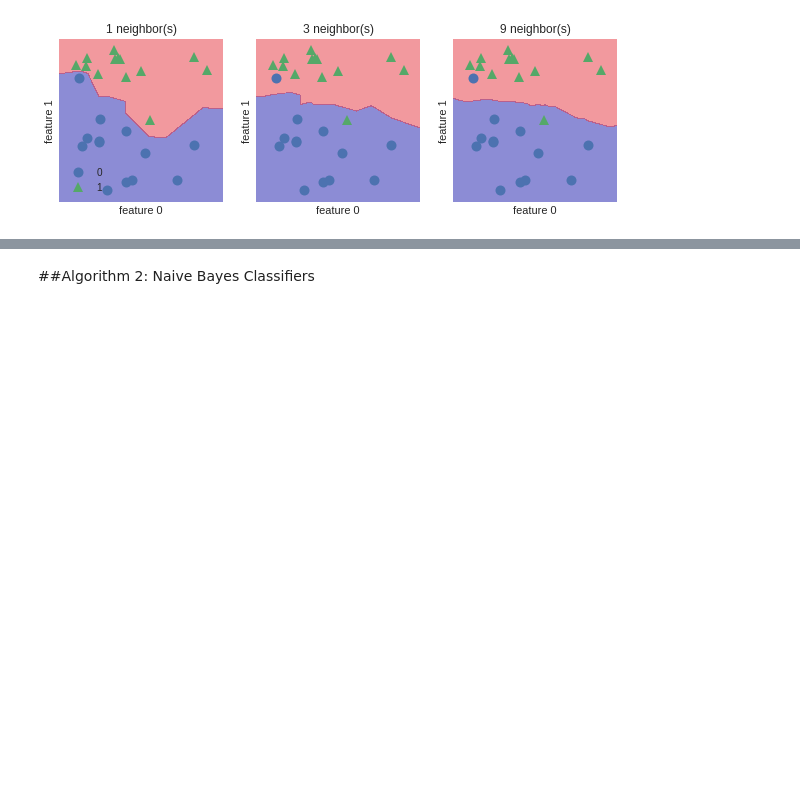
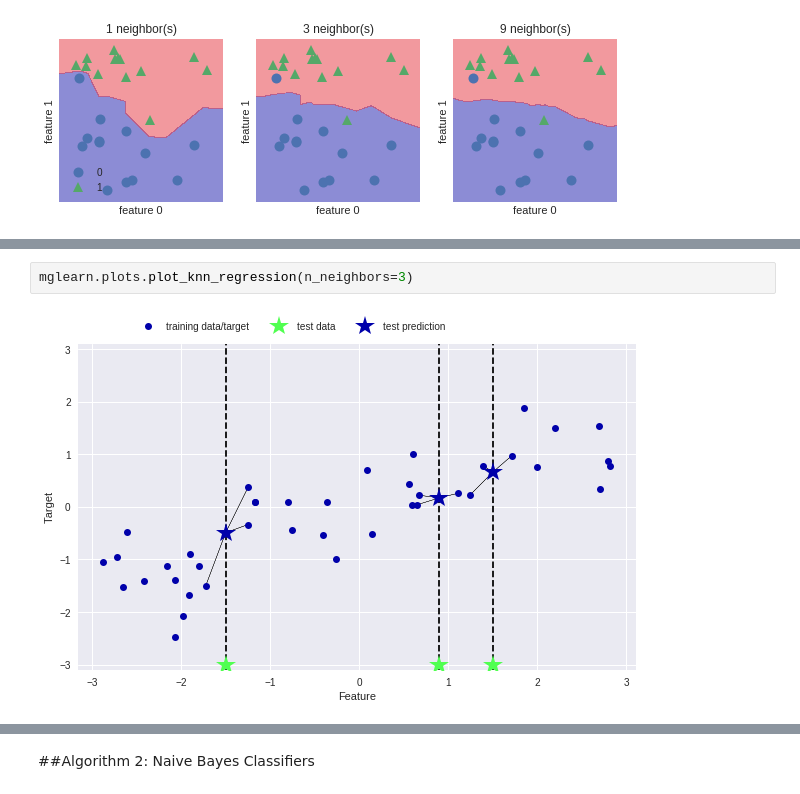
Before and after one commit to france4514/Textbooks, a Jupyter notebook: Muller_Intro_to_ML_with_Python.ipynb, the cells around one changed output, grey strips where cells are left out. Saved outputs shown, nothing was run; the diff lists cells and outputs as text; blank space fills up the shorter version.

```diff
--- a/Muller_Intro_to_ML_with_Python.ipynb
+++ b/Muller_Intro_to_ML_with_Python.ipynb
@@ -350,0 +357,4 @@ plt.legend()
+# %%
+mglearn.plots.plot_knn_regression(n_neighbors=3)
+# %% [output]
+[figure, added]
```
Also changed, not shown: parts of 10 cells of this notebook.
